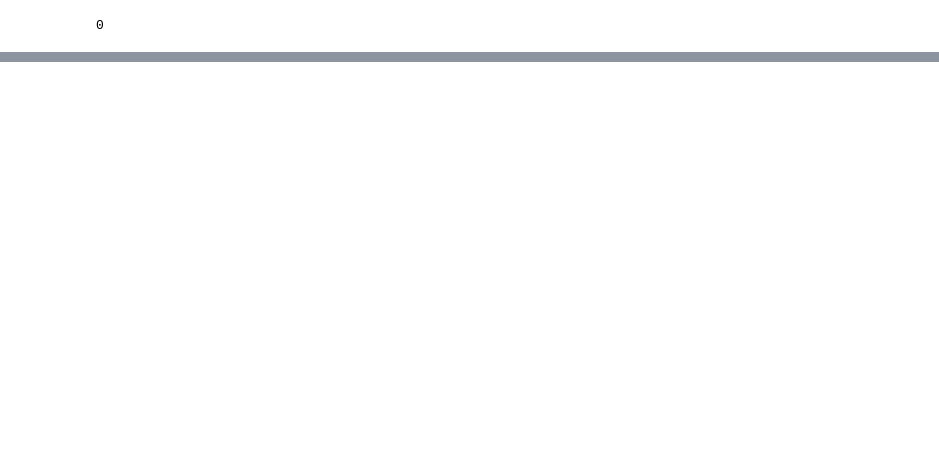
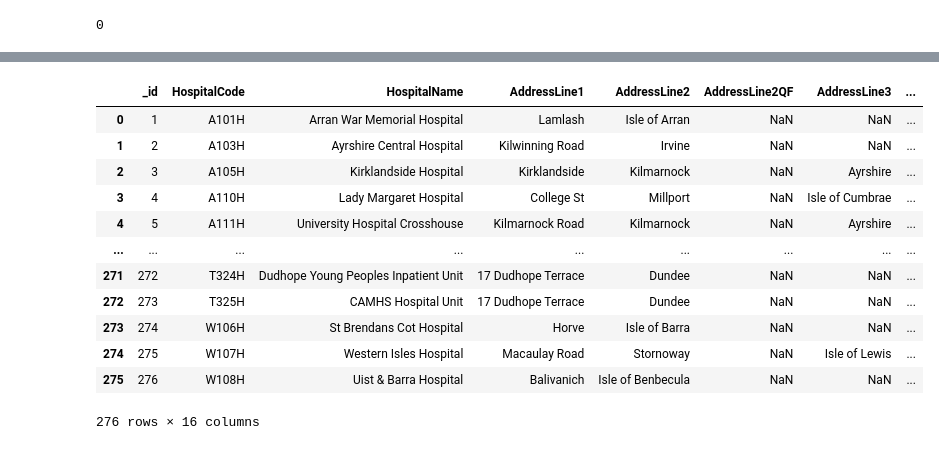
Before and after one commit to brianej/fdscw3, a Jupyter notebook: code.ipynb, the cells around one changed output, grey strips where cells are left out. Drawn from its saved outputs; the diff is of its cells as text; code cells hidden in the pictures; blank space fills up the shorter version.

```diff
--- a/code.ipynb
+++ b/code.ipynb
@@ -15,6 +15,15 @@ cancellations_hospital = pd.read_csv(cancellations_hospital_fp)
 
 cancellations_hb_fp = os.path.join(os.getcwd(), "datasets", "cancellations_by_hb.csv")
 cancellations_hb = pd.read_csv(cancellations_hb_fp)
+
+hospital_names_fp = os.path.join(os.getcwd(), "datasets", "hospitals_scotland.csv")
+hospital_names = pd.read_csv(hospital_names_fp)
+
+hb_names_fp = os.path.join(os.getcwd(), "datasets", "hb_names.xlsx")
+hb_names = pd.read_excel(hb_names_fp)
+
+specialhb_names_fp = os.path.join(os.getcwd(), "datasets", "specialhb_name.csv")
+specialhb_names = pd.read_csv(specialhb_names_fp)
 # %%
 cancellations_scotland.isna().sum()
 
@@ -365,0 +410,16 @@ Name: Month, dtype: int64>
+# %%
+hospital_names
+# %% [output]
+|  | _id | HospitalCode | HospitalName | AddressLine1 | AddressLine2 | AddressLine2QF | AddressLine3 | ... |
+| 0 | 1 | A101H | Arran War Memorial Hospital | Lamlash | Isle of Arran | NaN | NaN | ... |
+| 1 | 2 | A103H | Ayrshire Central Hospital | Kilwinning Road | Irvine | NaN | NaN | ... |
+| 2 | 3 | A105H | Kirklandside Hospital | Kirklandside | Kilmarnock | NaN | Ayrshire | ... |
+| 3 | 4 | A110H | Lady Margaret Hospital | College St | Millport | NaN | Isle of Cumbrae | ... |
+| 4 | 5 | A111H | University Hospital Crosshouse | Kilmarnock Road | Kilmarnock | NaN | Ayrshire | ... |
+| ... | ... | ... | ... | ... | ... | ... | ... | ... |
+| 271 | 272 | T324H | Dudhope Young Peoples Inpatient Unit | 17 Dudhope Terrace | Dundee | NaN | NaN | ... |
+| 272 | 273 | T325H | CAMHS Hospital Unit | 17 Dudhope Terrace | Dundee | NaN | NaN | ... |
+| 273 | 274 | W106H | St Brendans Cot Hospital | Horve | Isle of Barra | NaN | NaN | ... |
+| 274 | 275 | W107H | Western Isles Hospital | Macaulay Road | Stornoway | NaN | Isle of Lewis | ... |
+| 275 | 276 | W108H | Uist & Barra Hospital | Balivanich | Isle of Benbecula | NaN | NaN | ... |
+276 rows × 16 columns
```
Also changed, not shown: parts of 17 cells of this notebook, 3 other files.
